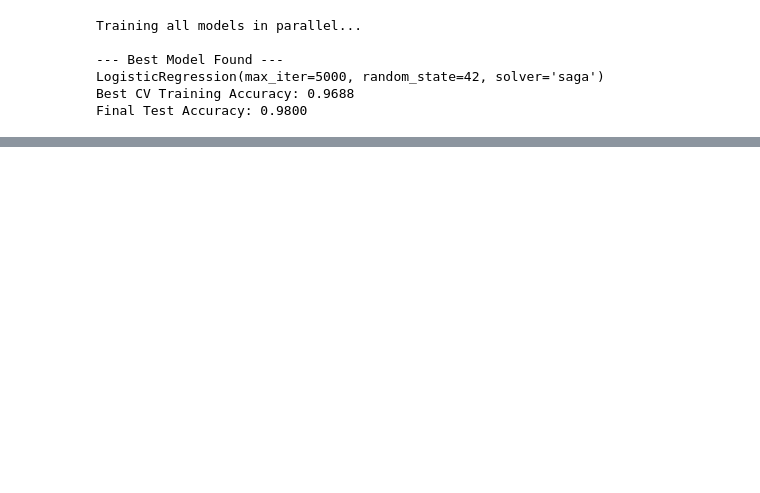
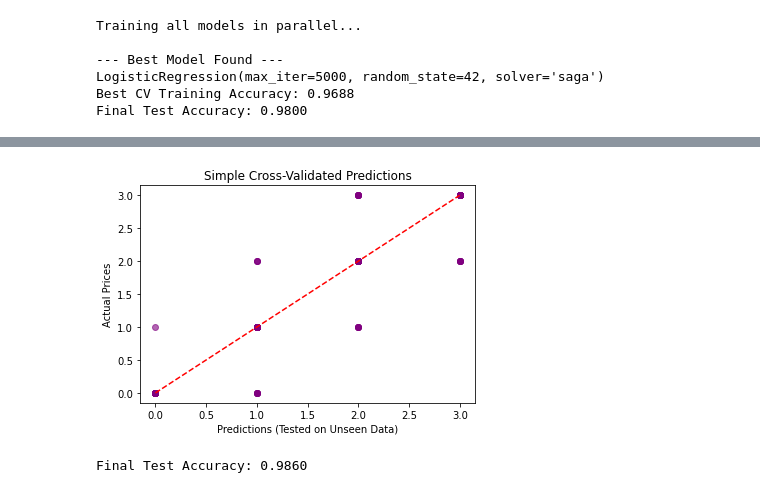
Before and after one commit to arjitverma111/Project-Mobile-price, a Jupyter notebook: Project-Mobile-Price/Model.ipynb, the cells around one changed output, grey strips where cells are left out. Cells and saved outputs as stored; diff of their text form; code cells hidden in the pictures; blank space fills up the shorter version.

```diff
--- a/Project-Mobile-Price/Model.ipynb
+++ b/Project-Mobile-Price/Model.ipynb
@@ -127,0 +132,4 @@ Final Test Accuracy: 0.9800
+# %%
+test_data = pd.read_csv('test.csv')
+
+test_data.head()
@@ -127,0 +144,24 @@ Final Test Accuracy: 0.9800
+# %%
+Xt = test_data.drop(['price_range'], axis=1)
+
+yt = test_data['price_range'].values
+
+
+pred_yt = grid_search.predict(Xt)
+
+# 5. PLOT THE RESULTS
+plt.scatter(pred_yt, yt, color="purple", alpha=0.6)
+
+# A red line showing where "perfect predictions" would land
+plt.plot([yt.min(), yt.max()], [yt.min(), yt.max()], color="red", linestyle="--")
+
+plt.xlabel("Predictions (Tested on Unseen Data)")
+plt.ylabel("Actual Prices")
+plt.title("Simple Cross-Validated Predictions")
+plt.show()
+
+test_accuracy = grid_search.score(Xt, yt)
+print(f"Final Test Accuracy: {test_accuracy:.4f}")
+# %% [output]
+[figure, added]
+Final Test Accuracy: 0.9860
```
Also changed, not shown: parts of 4 cells of this notebook.
